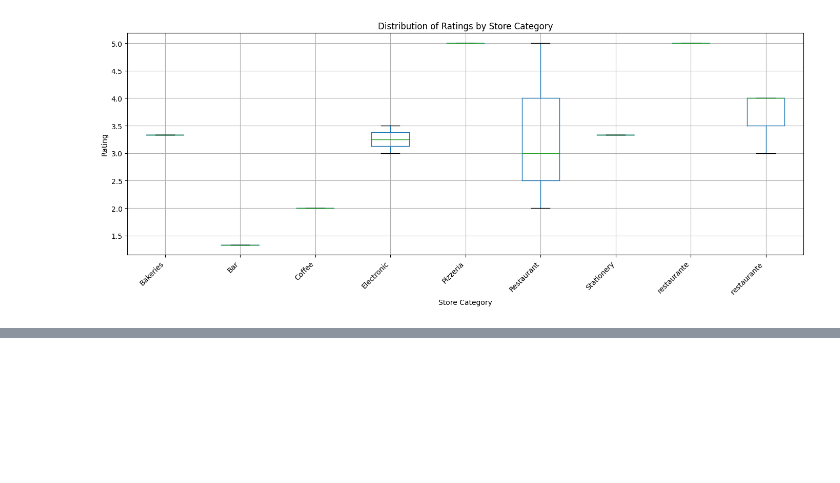
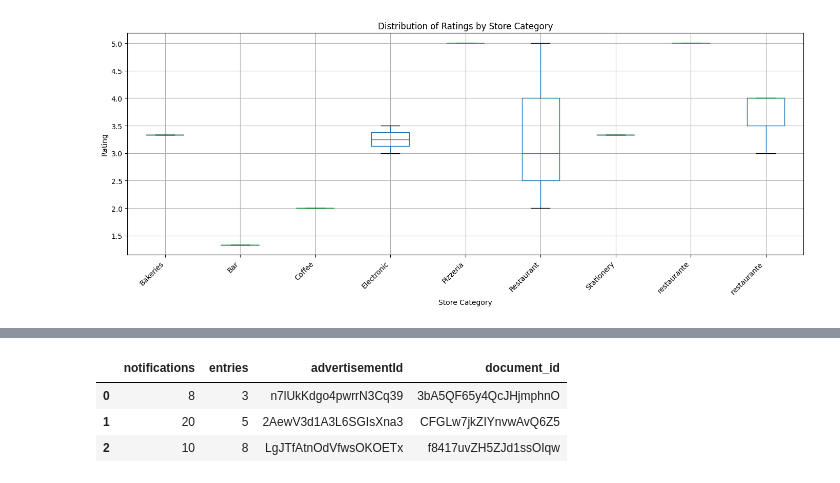
Before and after one commit to MobileDev-SEC02-G21/Senecard_Analytics, a Jupyter notebook: Analytics_Senecard/Analytics_Senecard/Analytics_Senecard.ipynb, the cells around one changed output, grey strips where cells are left out. Saved outputs shown, nothing was run; the diff lists cells and outputs as text; code cells hidden in the pictures; blank space fills up the shorter version.

```diff
--- a/Analytics_Senecard/Analytics_Senecard/Analytics_Senecard.ipynb
+++ b/Analytics_Senecard/Analytics_Senecard/Analytics_Senecard.ipynb
@@ -583,0 +601,21 @@ Average ratings by store category:
+# %%
+# Instance of collection analytics business question 1
+coleccion_analitics_business_question_3 = db.collection('AnalyticsBusinessQuestions').document('sprint3').collection('businessQuestion3')
+
+# List of documents from the collection
+docs = list(coleccion_analitics_business_question_3.stream())
+
+# Transforme from firebase collection to pandas dataframe
+data_df_analytics_business_question_3 = []
+for doc in docs:
+    data_dict_df_analytics_business_question_3 = doc.to_dict()
+    data_dict_df_analytics_business_question_3['document_id'] = doc.id
+    data_df_analytics_business_question_3.append(data_dict_df_analytics_business_question_3)
+
+df_analytics_business_question_3 = pd.DataFrame(data_df_analytics_business_question_3)
+df_analytics_business_question_3.head()
+# %% [output]
+|  | notifications | entries | advertisementId | document_id |
+| 0 | 8 | 3 | n7lUkKdgo4pwrrN3Cq39 | 3bA5QF65y4QcJHjmphnO |
+| 1 | 20 | 5 | 2AewV3d1A3L6SGIsXna3 | CFGLw7jkZIYnvwAvQ6Z5 |
+| 2 | 10 | 8 | LgJTfAtnOdVfwsOKOETx | f8417uvZH5ZJd1ssOIqw |
```
Also changed, not shown: parts of 18 cells of this notebook.
